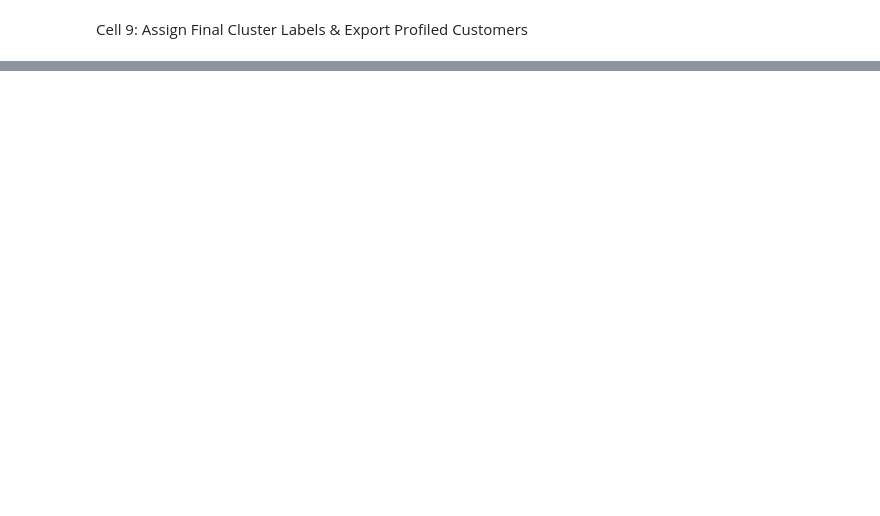
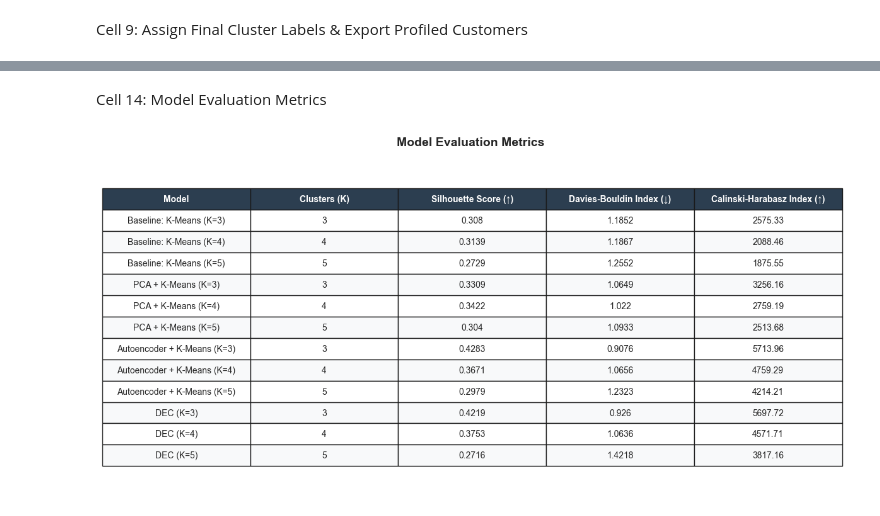
Before and after one commit to AbhinavMsh/E-CommerceCustomerSegmentationUsingDeepLearning, a Jupyter notebook: notebooks/03AutoencoderClusteringExperiments.ipynb, the cells around one changed output, grey strips where cells are left out. Drawn from its saved outputs; the diff is of its cells as text; code cells hidden in the pictures; blank space fills up the shorter version.

```diff
--- a/notebooks/03AutoencoderClusteringExperiments.ipynb
+++ b/notebooks/03AutoencoderClusteringExperiments.ipynb
@@ -398,0 +455,48 @@ plt.show()
+# %% [markdown]
+Cell 14: Model Evaluation Metrics
+# %%
+import matplotlib.pyplot as plt
+import pandas as pd
+
+fig, ax = plt.subplots(figsize=(12, 6))
+ax.axis('off')
+ax.axis('tight')
+df_results = benchmark_df.copy()
+# Create the table visual
+table = ax.table(
+    cellText=df_results.values,
+    colLabels=df_results.columns,
+    cellLoc='center',
+    loc='center',
+)
+
+# Style table properties
+table.auto_set_font_size(False)
+table.set_fontsize(10)
+table.scale(1.2, 1.8)  # Adjust width and height scaling
+
+# Color header row differently
+for key, cell in table.get_celld().items():
+  if key[0] == 0:
+    cell.set_facecolor('#2c3e50')
+    cell.set_text_props(color='white', weight='bold')
+  else:
+    cell.set_facecolor('#f8f9fa' if key[0] % 2 == 0 else '#ffffff')
+
+plt.title(
+    'Model Evaluation Metrics ',
+    fontsize=14,
+    weight='bold',
+    pad=20,
+)
+plt.tight_layout()
+
+# Save image for report
+plt.savefig(
+    r"D:\Project\Customer-segmentation\graphs\allModelEvaluation.png",
+    dpi=300,
+    bbox_inches='tight',
+)
+plt.show()
+# %% [output]
+[figure, added]
```
Also changed, not shown: parts of 22 cells of this notebook, 15 other files.
